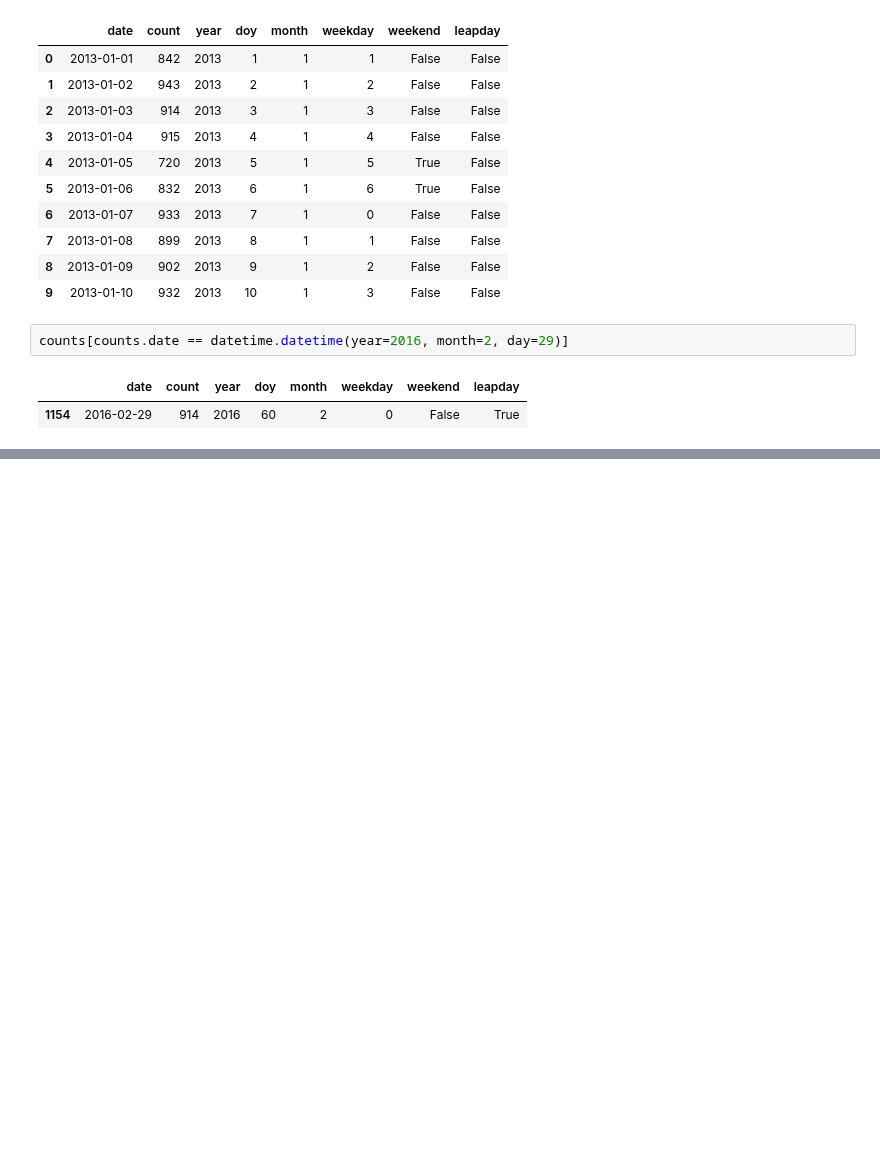
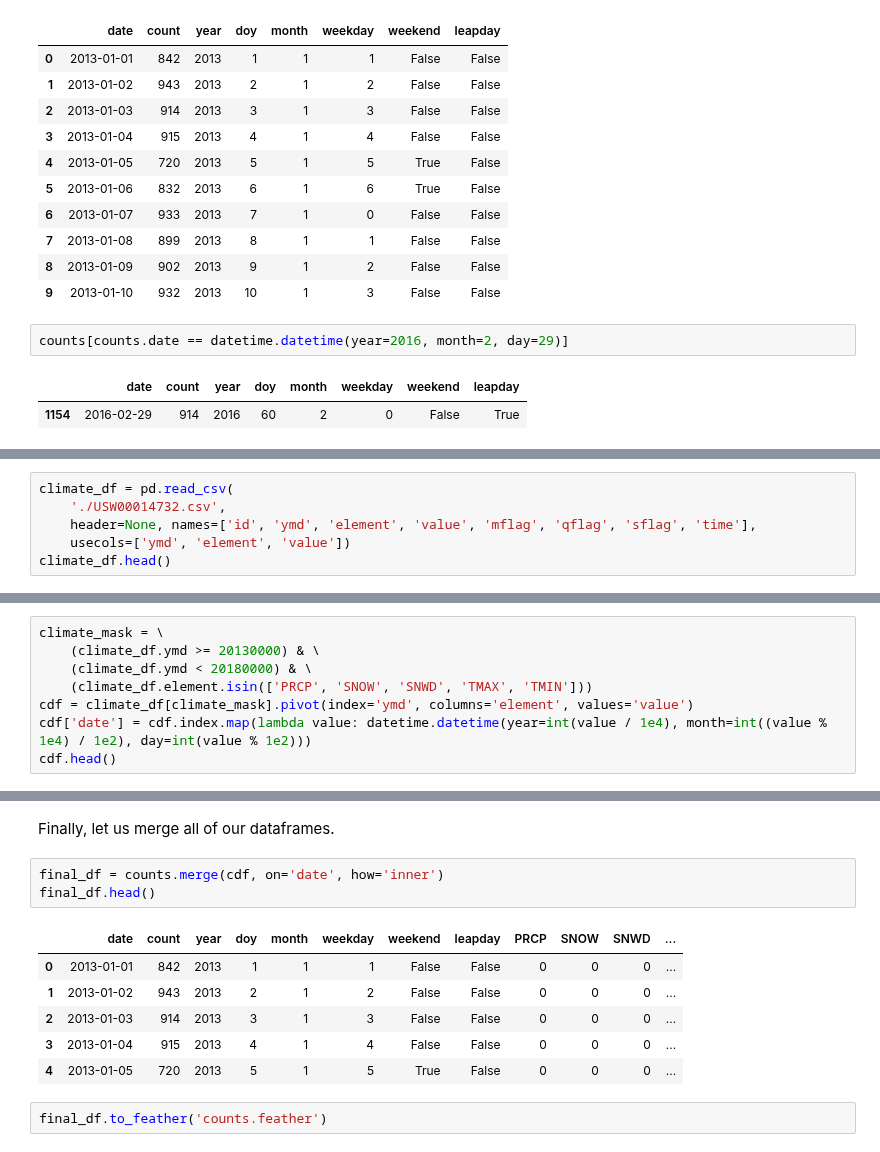
Before and after one commit to jmfb/CS5610, a Jupyter notebook: m5p5/M5 Project 5.1 - Cleaning.ipynb, the cells around one changed output, grey strips where cells are left out. Drawn from its saved outputs; the diff is of its cells as text; blank space fills up the shorter version.

```diff
--- a/m5p5/M5 Project 5.1 - Cleaning.ipynb
+++ b/m5p5/M5 Project 5.1 - Cleaning.ipynb
@@ -125,0 +128,6 @@ counts[counts.date == datetime.datetime(year=2016, month=2, day=29)]
+# %%
+climate_df = pd.read_csv(
+    './USW00014732.csv',
+    header=None, names=['id', 'ymd', 'element', 'value', 'mflag', 'qflag', 'sflag', 'time'],
+    usecols=['ymd', 'element', 'value'])
+climate_df.head()
@@ -125,0 +143,8 @@ counts[counts.date == datetime.datetime(year=2016, month=2, day=29)]
+# %%
+climate_mask = \
+    (climate_df.ymd >= 20130000) & \
+    (climate_df.ymd < 20180000) & \
+    (climate_df.element.isin(['PRCP', 'SNOW', 'SNWD', 'TMAX', 'TMIN']))
+cdf = climate_df[climate_mask].pivot(index='ymd', columns='element', values='value')
+cdf['date'] = cdf.index.map(lambda value: datetime.datetime(year=int(value / 1e4), month=int((value % 1e4) / 1e2), day=int(value % 1e2)))
+cdf.head()
@@ -125,0 +159,14 @@ counts[counts.date == datetime.datetime(year=2016, month=2, day=29)]
+# %% [markdown]
+Finally, let us merge all of our dataframes.
+# %%
+final_df = counts.merge(cdf, on='date', how='inner')
+final_df.head()
+# %% [output]
+|  | date | count | year | doy | month | weekday | weekend | leapday | PRCP | SNOW | SNWD | ... |
+| 0 | 2013-01-01 | 842 | 2013 | 1 | 1 | 1 | False | False | 0 | 0 | 0 | ... |
+| 1 | 2013-01-02 | 943 | 2013 | 2 | 1 | 2 | False | False | 0 | 0 | 0 | ... |
+| 2 | 2013-01-03 | 914 | 2013 | 3 | 1 | 3 | False | False | 0 | 0 | 0 | ... |
+| 3 | 2013-01-04 | 915 | 2013 | 4 | 1 | 4 | False | False | 0 | 0 | 0 | ... |
+| 4 | 2013-01-05 | 720 | 2013 | 5 | 1 | 5 | True | False | 0 | 0 | 0 | ... |
+# %%
+final_df.to_feather('counts.feather')
```
Also changed, not shown: parts of 4 cells of this notebook, 2 other files.
